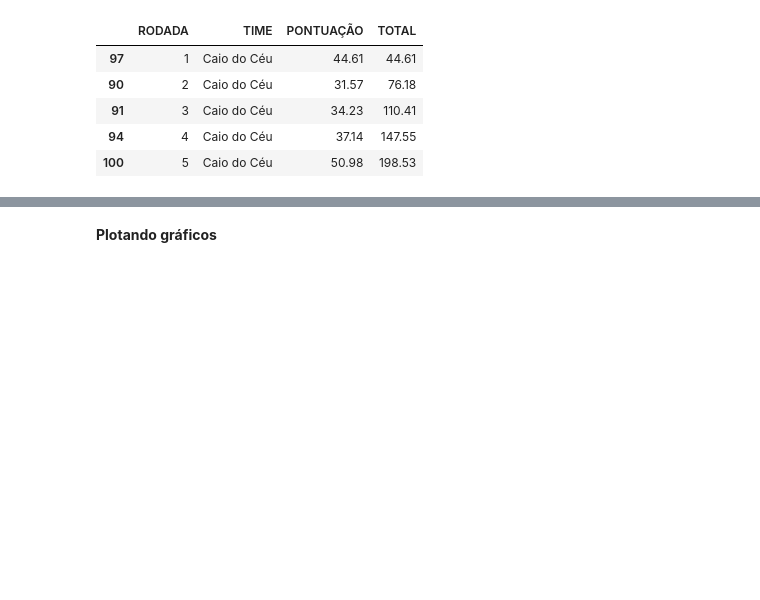
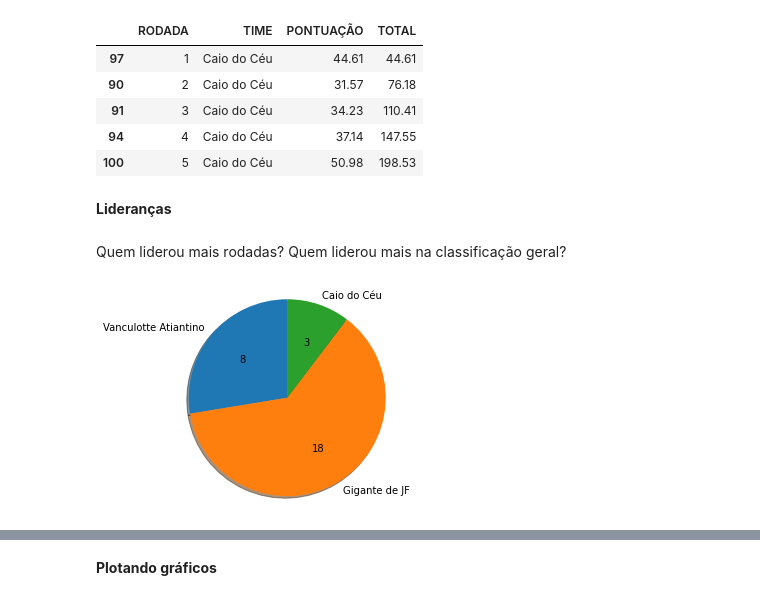
Before and after one commit to Eric-Mendes/estatisticas-quem-cair-calil, a Jupyter notebook: dados_quem_cair_calil_20_21.ipynb, the cells around one changed output, grey strips where cells are left out. Saved outputs shown, nothing was run; the diff lists cells and outputs as text; code cells hidden in the pictures; blank space fills up the shorter version.

```diff
--- a/dados_quem_cair_calil_20_21.ipynb
+++ b/dados_quem_cair_calil_20_21.ipynb
@@ -117,3 +119,8 @@ df.head()
 | 91 | 3 | Caio do Céu | 34.23 | 110.41 |
 | 94 | 4 | Caio do Céu | 37.14 | 147.55 |
 | 100 | 5 | Caio do Céu | 50.98 | 198.53 |
+# %% [markdown]
+**Lideranças**
+# %% [markdown]
+Quem liderou mais rodadas?
+Quem liderou mais na classificação geral?
@@ -119,0 +164,37 @@ df.head()
+# %%
+gcontagem_unichampions = df['RODADA'].loc[(df['CLASSIFICAÇÃO GERAL'] == 1) & \
+                                (df['TIME'] == 'Unichampions')].count()
+gcontagem_vanculotte = df['RODADA'].loc[(df['CLASSIFICAÇÃO GERAL'] == 1) & \
+                                (df['TIME'] == 'Vanculotte Atiantino')].count()
+gcontagem_caio = df['RODADA'].loc[(df['CLASSIFICAÇÃO GERAL'] == 1) & \
+                                (df['TIME'] == 'Caio do Céu')].count()
+gcontagem_gigante = df['RODADA'].loc[(df['CLASSIFICAÇÃO GERAL'] == 1) & \
+                                (df['TIME'] == 'Gigante de JF')].count()
+gcontagem_janderson = df['RODADA'].loc[(df['CLASSIFICAÇÃO GERAL'] == 1) & \
+                                (df['TIME'] == 'Janderson maisdez')].count()
+gcontagem_canela = df['RODADA'].loc[(df['CLASSIFICAÇÃO GERAL'] == 1) & \
+                                (df['TIME'] == 'Do Pescoço pra Baixo\
+                                 é Canela EC')].count()
+gcontagem_ibobesta = df['RODADA'].loc[(df['CLASSIFICAÇÃO GERAL'] == 1) & \
+                                (df['TIME'] == 'Ibobesta Líbero')].count()
+# %%
+# Pie chart, where the slices will be ordered and plotted counter-clockwise:
+labels = 'Vanculotte Atiantino', 'Gigante de JF', 'Caio do Céu'
+sizes = [gcontagem_vanculotte, gcontagem_gigante, \
+         gcontagem_caio]
+
+def make_autopct(values):
+    def my_autopct(pct):
+        total = sum(values)
+        val = int(round(pct*total/100.0))
+        return '{v:d}'.format(v=val)
+    return my_autopct
+
+fig1, ax1 = plt.subplots()
+ax1.pie(sizes, labels=labels, autopct=make_autopct(sizes),
+        shadow=True, startangle=90)
+ax1.axis('equal')  # Equal aspect ratio ensures that pie is drawn as a circle.
+
+plt.show()
+# %% [output]
+[figure, added]
```
Also changed, not shown: parts of 4 cells of this notebook.
